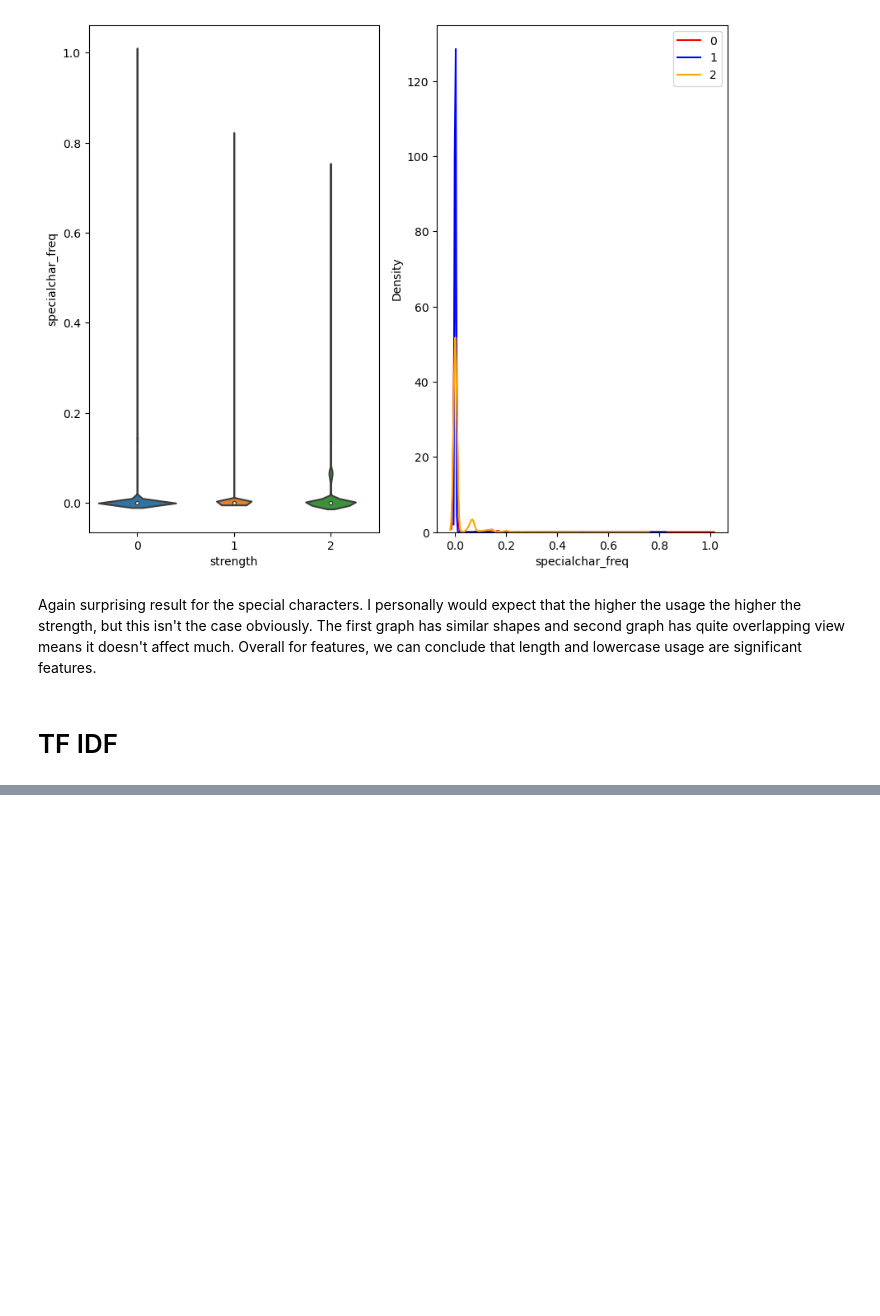
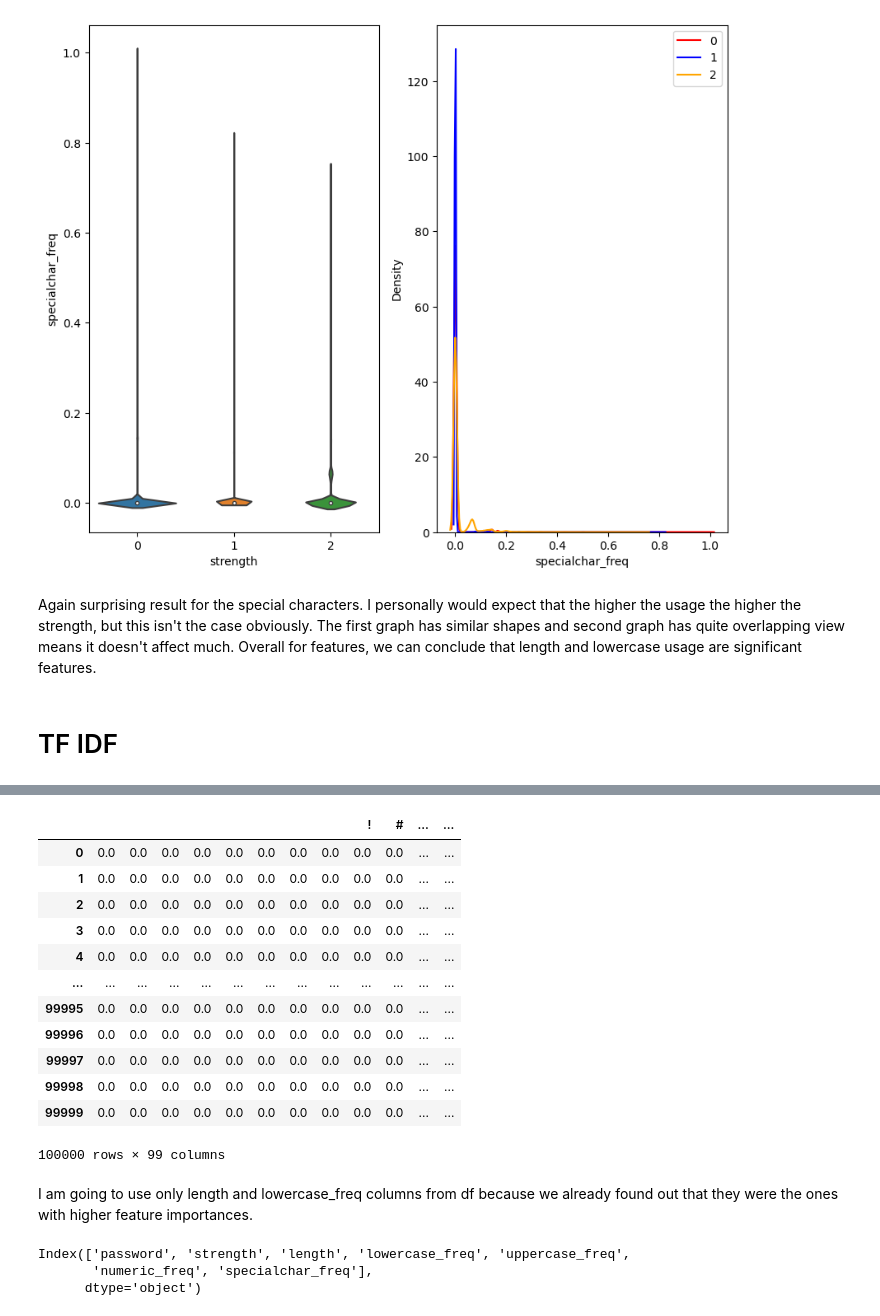
Before and after one commit to ilkaymueller/Machine_Learning, a Jupyter notebook: Password strength prediction/NLP Password Strength detector .ipynb, the cells around one changed output, grey strips where cells are left out. Drawn from its saved outputs; the diff is of its cells as text; code cells hidden in the pictures; blank space fills up the shorter version.

Commit message:
NLP Password strength
Final version with Logistic Regression  before adding new ML models

```diff
--- a/Password strength prediction/NLP Password Strength detector .ipynb
+++ b/Password strength prediction/NLP Password Strength detector .ipynb
@@ -365,0 +388,2 @@ Again surprising result for the special characters. I personally would expect th
+# %%
+passlist = list(df['password'])
@@ -365,0 +414,4 @@ Again surprising result for the special characters. I personally would expect th
+# %%
+vectorizer = TfidfVectorizer(analyzer= 'char')
+# %%
+X = vectorizer.fit_transform(passlist)
@@ -365,0 +490,26 @@ Again surprising result for the special characters. I personally would expect th
+# %%
+df2= pd.DataFrame(X.toarray(), columns = vectorizer.get_feature_names_out())
+# %%
+df2
+# %% [output]
+|  |  |  |  |  |  |  |  |  | ! | # | ... | ... |
+| 0 | 0.0 | 0.0 | 0.0 | 0.0 | 0.0 | 0.0 | 0.0 | 0.0 | 0.0 | 0.0 | ... | ... |
+| 1 | 0.0 | 0.0 | 0.0 | 0.0 | 0.0 | 0.0 | 0.0 | 0.0 | 0.0 | 0.0 | ... | ... |
+| 2 | 0.0 | 0.0 | 0.0 | 0.0 | 0.0 | 0.0 | 0.0 | 0.0 | 0.0 | 0.0 | ... | ... |
+| 3 | 0.0 | 0.0 | 0.0 | 0.0 | 0.0 | 0.0 | 0.0 | 0.0 | 0.0 | 0.0 | ... | ... |
+| 4 | 0.0 | 0.0 | 0.0 | 0.0 | 0.0 | 0.0 | 0.0 | 0.0 | 0.0 | 0.0 | ... | ... |
+| ... | ... | ... | ... | ... | ... | ... | ... | ... | ... | ... | ... | ... |
+| 99995 | 0.0 | 0.0 | 0.0 | 0.0 | 0.0 | 0.0 | 0.0 | 0.0 | 0.0 | 0.0 | ... | ... |
+| 99996 | 0.0 | 0.0 | 0.0 | 0.0 | 0.0 | 0.0 | 0.0 | 0.0 | 0.0 | 0.0 | ... | ... |
+| 99997 | 0.0 | 0.0 | 0.0 | 0.0 | 0.0 | 0.0 | 0.0 | 0.0 | 0.0 | 0.0 | ... | ... |
+| 99998 | 0.0 | 0.0 | 0.0 | 0.0 | 0.0 | 0.0 | 0.0 | 0.0 | 0.0 | 0.0 | ... | ... |
+| 99999 | 0.0 | 0.0 | 0.0 | 0.0 | 0.0 | 0.0 | 0.0 | 0.0 | 0.0 | 0.0 | ... | ... |
+100000 rows × 99 columns
+# %% [markdown]
+I am going to use only length and lowercase_freq columns from df because we already found out that they were the ones with higher feature importances.
+# %%
+df.columns
+# %% [output]
+Index(['password', 'strength', 'length', 'lowercase_freq', 'uppercase_freq',
+       'numeric_freq', 'specialchar_freq'],
+      dtype='object')
```
Also changed, not shown: parts of 50 cells of this notebook, 2 other files.
